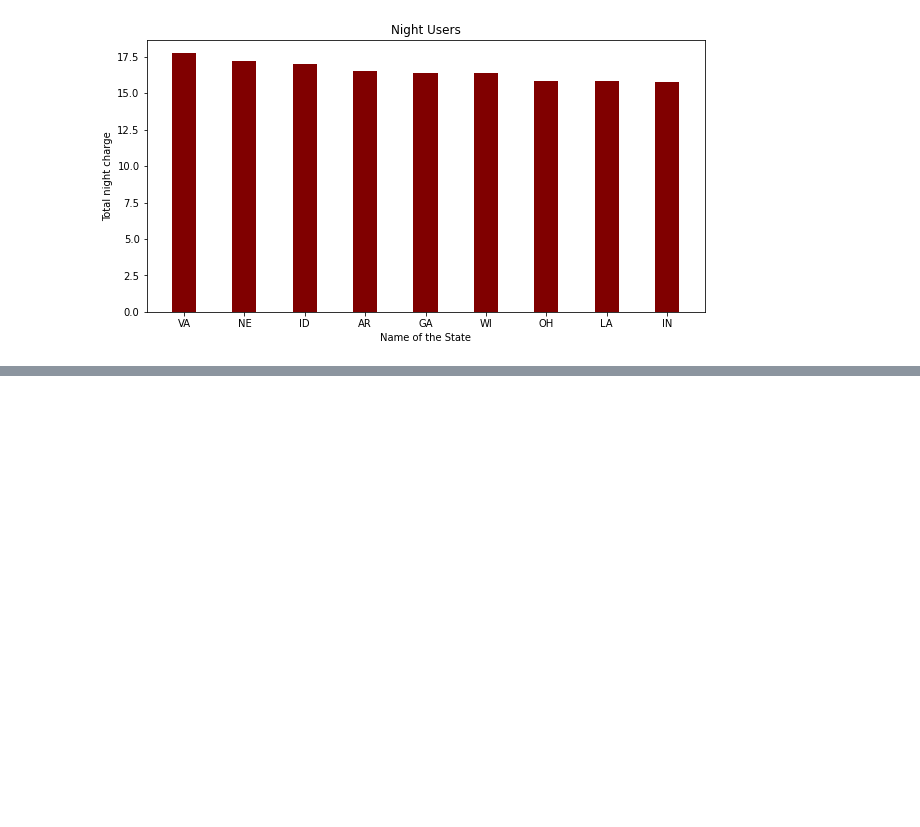
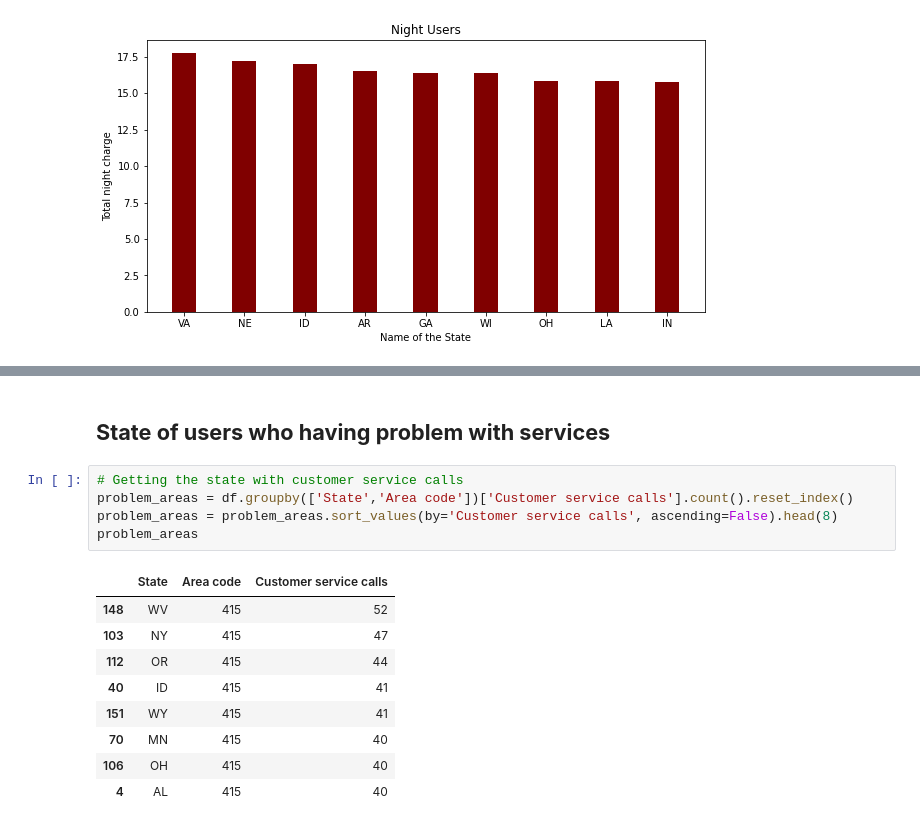
Before and after one commit to shobhi1998/Telecom-Churn-Analysis, a Jupyter notebook: Telecom_Churn_Analysis_Capstone_Project_(1).ipynb, the cells around one changed output, grey strips where cells are left out. Drawn from its saved outputs; the diff is of its cells as text; blank space fills up the shorter version.

```diff
--- a/Telecom_Churn_Analysis_Capstone_Project_(1).ipynb
+++ b/Telecom_Churn_Analysis_Capstone_Project_(1).ipynb
@@ -378,0 +388,17 @@ plt.show()
+# %% [markdown]
+## **State of users who having problem with services**
+# %%
+# Getting the state with customer service calls
+problem_areas = df.groupby(['State','Area code'])['Customer service calls'].count().reset_index()
+problem_areas = problem_areas.sort_values(by='Customer service calls', ascending=False).head(8)
+problem_areas
+# %% [output]
+|  | State | Area code | Customer service calls |
+| 148 | WV | 415 | 52 |
+| 103 | NY | 415 | 47 |
+| 112 | OR | 415 | 44 |
+| 40 | ID | 415 | 41 |
+| 151 | WY | 415 | 41 |
+| 70 | MN | 415 | 40 |
+| 106 | OH | 415 | 40 |
+| 4 | AL | 415 | 40 |
```
Also changed, not shown: parts of 5 cells of this notebook.
